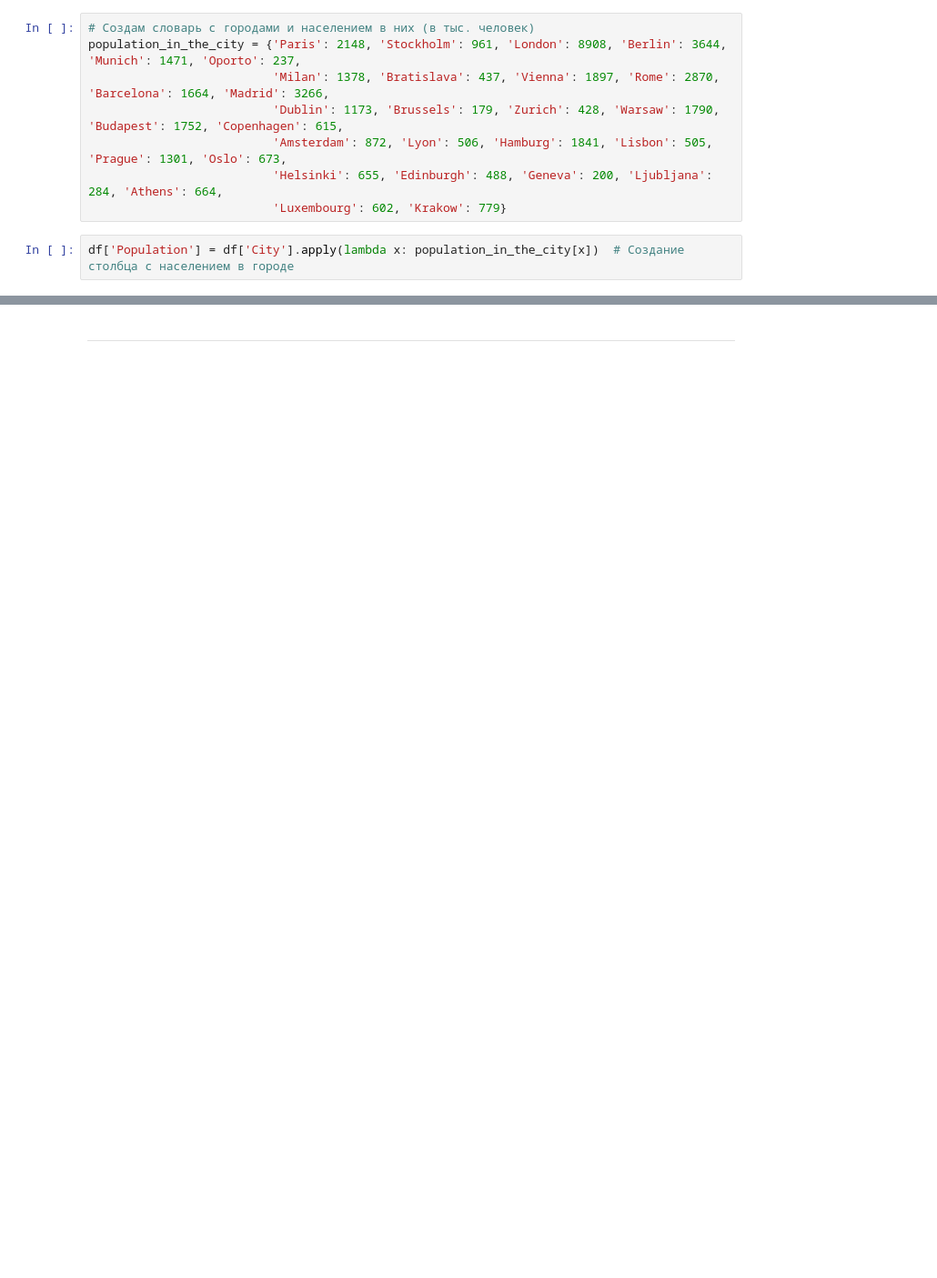
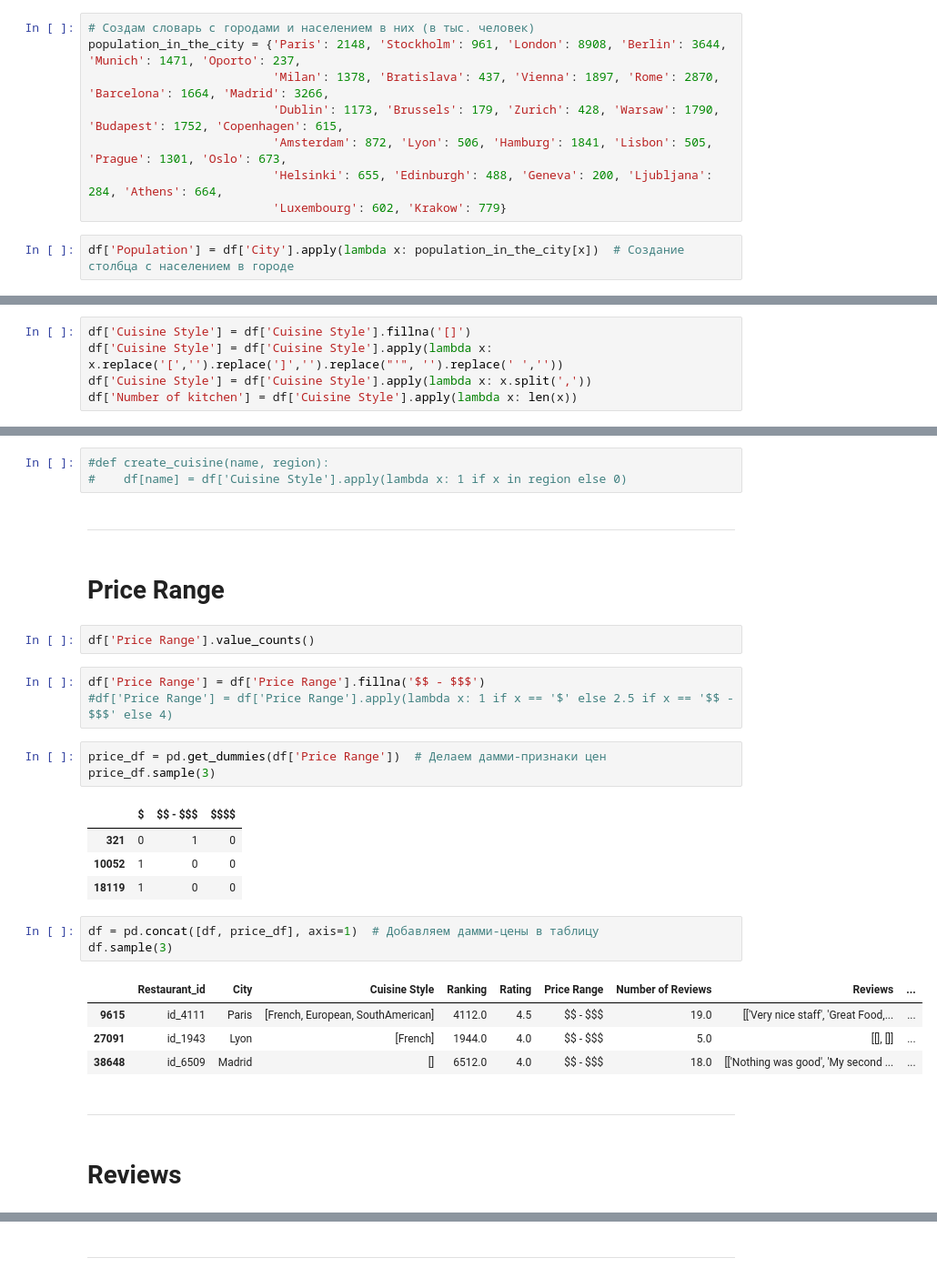
Before and after one commit to IvanAleshin/Skillfactory_projects, a Jupyter notebook: module_3/Main_work.ipynb, the cells around one changed output, grey strips where cells are left out. Shown at 91% size. Drawn from its saved outputs; the diff is of its cells as text; blank space fills up the shorter version.

```diff
--- a/module_3/Main_work.ipynb
+++ b/module_3/Main_work.ipynb
@@ -51,0 +39,5 @@ df['Population'] = df['City'].apply(lambda x: population_in_the_сity[x])  # С
+# %%
+df['Cuisine Style'] = df['Cuisine Style'].fillna('[]')
+df['Cuisine Style'] = df['Cuisine Style'].apply(lambda x: x.replace('[','').replace(']','').replace("'", '').replace(' ',''))
+df['Cuisine Style'] = df['Cuisine Style'].apply(lambda x: x.split(','))
+df['Number of kitchen'] = df['Cuisine Style'].apply(lambda x: len(x))
@@ -58,0 +89,32 @@ df.sample(3)
+# %%
+#def create_cuisine(name, region):
+#    df[name] = df['Cuisine Style'].apply(lambda x: 1 if x in region else 0)
+# %% [markdown]
+----------
+# %% [markdown]
+# Price Range
+# %%
+df['Price Range'].value_counts()
+# %%
+df['Price Range'] = df['Price Range'].fillna('$$ - $$$')
+#df['Price Range'] = df['Price Range'].apply(lambda x: 1 if x == '$' else 2.5 if x == '$$ - $$$' else 4)
+# %%
+price_df = pd.get_dummies(df['Price Range'])  # Делаем дамми-признаки цен
+price_df.sample(3)
+# %% [output]
+|  | $ | $$ - $$$ | $$$$ |
+| 321 | 0 | 1 | 0 |
+| 10052 | 1 | 0 | 0 |
+| 18119 | 1 | 0 | 0 |
+# %%
+df = pd.concat([df, price_df], axis=1)  # Добавляем дамми-цены в таблицу
+df.sample(3)
+# %% [output]
+|  | Restaurant_id | City | Cuisine Style | Ranking | Rating | Price Range | Number of Reviews | Reviews | ... |
+| 9615 | id_4111 | Paris | [French, European, SouthAmerican] | 4112.0 | 4.5 | $$ - $$$ | 19.0 | [['Very nice staff', 'Great Food,... | ... |
+| 27091 | id_1943 | Lyon | [French] | 1944.0 | 4.0 | $$ - $$$ | 5.0 | [[], []] | ... |
+| 38648 | id_6509 | Madrid | [] | 6512.0 | 4.0 | $$ - $$$ | 18.0 | [['Nothing was good', 'My second ... | ... |
+# %% [markdown]
+---------
+# %% [markdown]
+# Reviews
```
Also changed, not shown: parts of 43 cells of this notebook.
